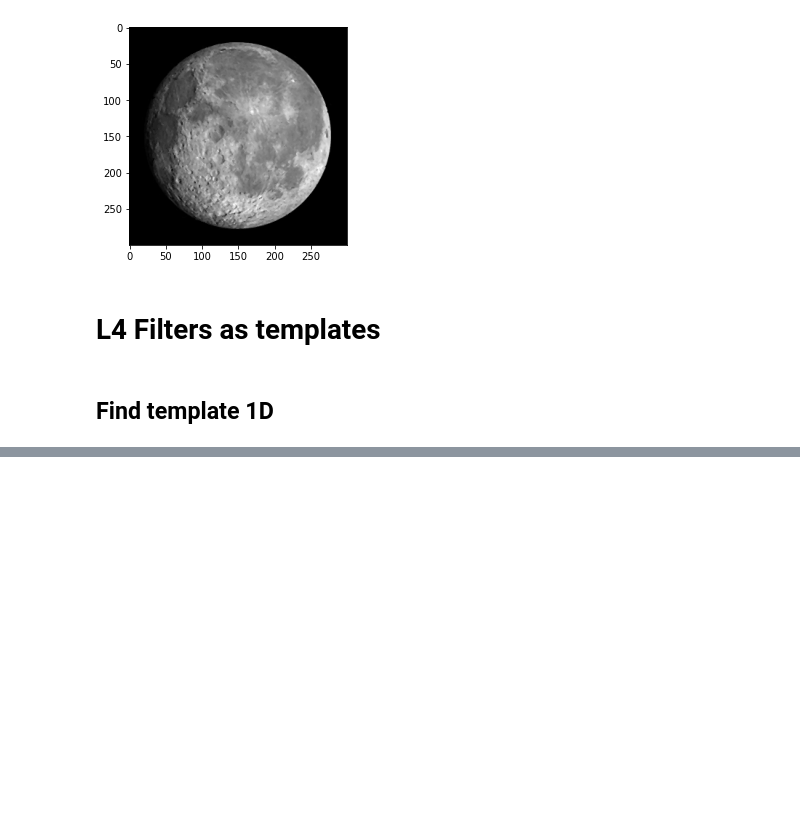
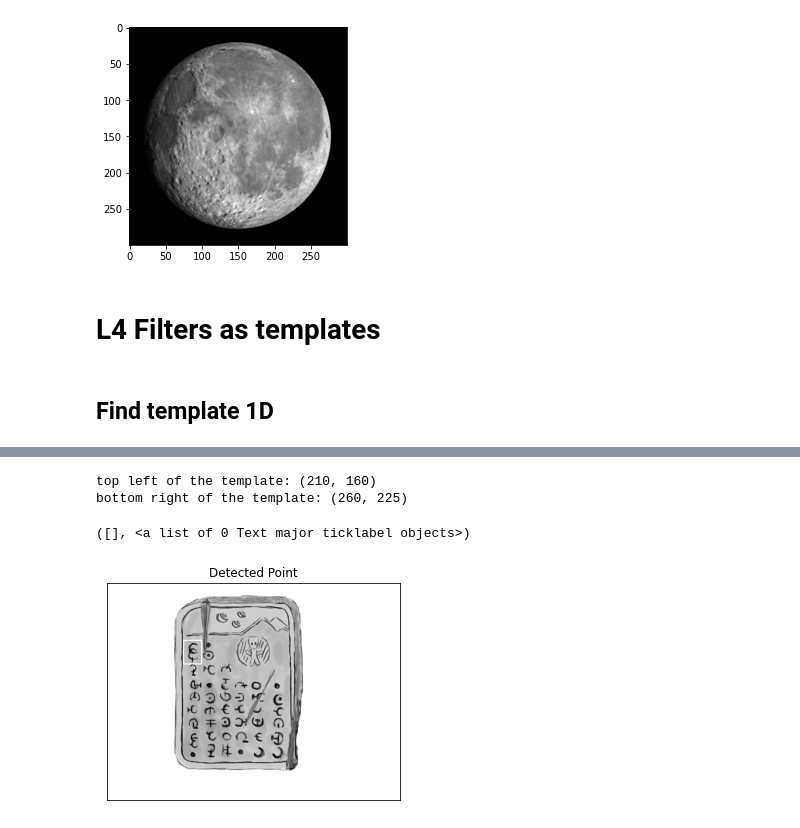
Before and after one commit to aten2001/CS6476-CV-1, a Jupyter notebook: 2A Linear image processing/In Class.ipynb, the cells around one changed output, grey strips where cells are left out. Saved outputs shown, nothing was run; the diff lists cells and outputs as text; code cells hidden in the pictures; blank space fills up the shorter version.

```diff
--- a/2A Linear image processing/In Class.ipynb
+++ b/2A Linear image processing/In Class.ipynb
@@ -161,0 +188,24 @@ print(corr)
+# %%
+def find_template_2d(template, image):
+  h, w = template.shape
+  res = cv2.matchTemplate(image, template, cv2.TM_CCORR_NORMED)
+  min_val, max_val, min_loc, max_loc = cv2.minMaxLoc(res)
+  top_left = max_loc
+  bottom_right = (top_left[0] + w, top_left[1] + h)
+  print('top left of the template: {}'.format(top_left))
+  print('bottom right of the template: {}'.format(bottom_right))
+  return index, top_left, bottom_right
+# %%
+index, top_left, bottom_right = find_template_2d(glyph, img)
+# %% [output]
+top left of the template: (210, 160)
+bottom right of the template: (260, 225)
+# %%
+cv2.rectangle(img,top_left, bottom_right, 255, 2)
+plt.imshow(img,cmap = 'gray')
+plt.title('Detected Point')
+plt.xticks([])
+plt.yticks([])
+# %% [output]
+([], <a list of 0 Text major ticklabel objects>)
+[figure, added]
```
Also changed, not shown: parts of 17 cells of this notebook, 2 other files.
